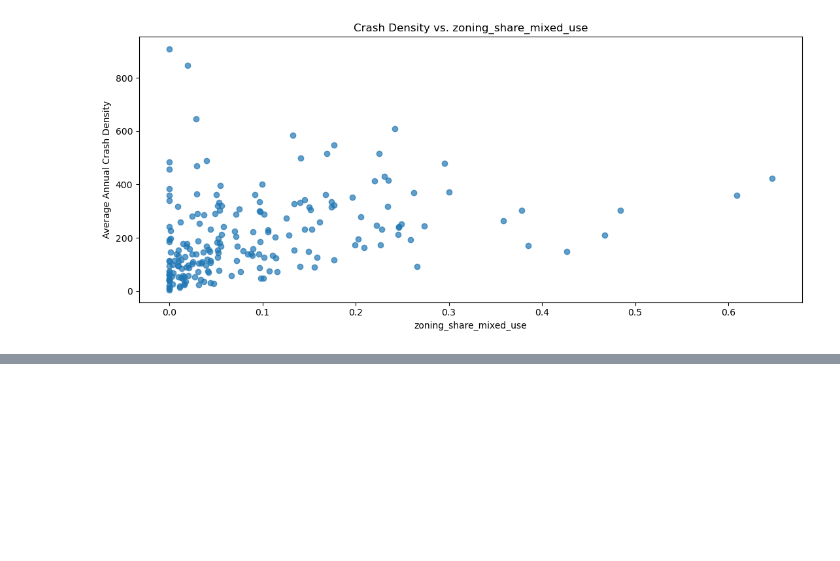
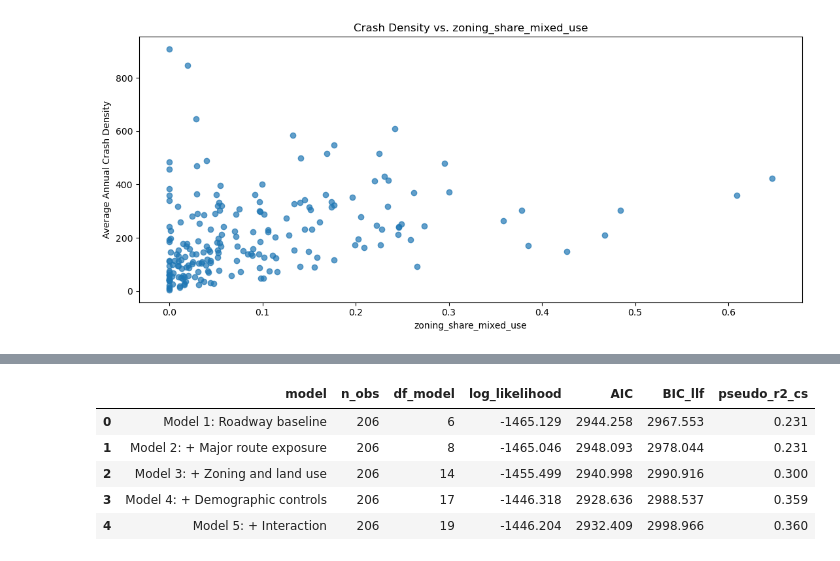
Before and after one commit to qchen077/Portfolio, a Jupyter notebook: Auto_Ins_DC/Deliverable 5 - Built_Environment_Land_Use_Extension.ipynb, the cells around one changed output, grey strips where cells are left out. Drawn from its saved outputs; the diff is of its cells as text; code cells hidden in the pictures; blank space fills up the shorter version.

```diff
--- a/Auto_Ins_DC/Deliverable 5 - Built_Environment_Land_Use_Extension.ipynb
+++ b/Auto_Ins_DC/Deliverable 5 - Built_Environment_Land_Use_Extension.ipynb
@@ -1612,0 +2343,61 @@ for x_col in scatter_vars:
+# %%
+model_compare = pd.DataFrame({
+    "model": [
+        "Model 1: Roadway baseline",
+        "Model 2: + Major route exposure",
+        "Model 3: + Zoning and land use",
+        "Model 4: + Demographic controls",
+        "Model 5: + Interaction"
+    ],
+    "n_obs": [
+        m1_roadway.nobs,
+        m2_major_route.nobs,
+        m3_built_env.nobs,
+        m4_full.nobs,
+        m5_interaction.nobs
+    ],
+    "df_model": [
+        m1_roadway.df_model,
+        m2_major_route.df_model,
+        m3_built_env.df_model,
+        m4_full.df_model,
+        m5_interaction.df_model
+    ],
+    "log_likelihood": [
+        m1_roadway.llf,
+        m2_major_route.llf,
+        m3_built_env.llf,
+        m4_full.llf,
+        m5_interaction.llf
+    ],
+    "AIC": [
+        m1_roadway.aic,
+        m2_major_route.aic,
+        m3_built_env.aic,
+        m4_full.aic,
+        m5_interaction.aic
+    ],
+    "BIC_llf": [
+        -2 * m1_roadway.llf + (m1_roadway.df_model + 1) * np.log(m1_roadway.nobs),
+        -2 * m2_major_route.llf + (m2_major_route.df_model + 1) * np.log(m2_major_route.nobs),
+        -2 * m3_built_env.llf + (m3_built_env.df_model + 1) * np.log(m3_built_env.nobs),
+        -2 * m4_full.llf + (m4_full.df_model + 1) * np.log(m4_full.nobs),
+        -2 * m5_interaction.llf + (m5_interaction.df_model + 1) * np.log(m5_interaction.nobs)
+    ],
+    "pseudo_r2_cs": [
+        m1_roadway.pseudo_rsquared(kind="cs"),
+        m2_major_route.pseudo_rsquared(kind="cs"),
+        m3_built_env.pseudo_rsquared(kind="cs"),
+        m4_full.pseudo_rsquared(kind="cs"),
+        m5_interaction.pseudo_rsquared(kind="cs")
+    ]
+})
+
+model_compare.round(3)
+# %% [output]
+|  | model | n_obs | df_model | log_likelihood | AIC | BIC_llf | pseudo_r2_cs |
+| 0 | Model 1: Roadway baseline | 206 | 6 | -1465.129 | 2944.258 | 2967.553 | 0.231 |
+| 1 | Model 2: + Major route exposure | 206 | 8 | -1465.046 | 2948.093 | 2978.044 | 0.231 |
+| 2 | Model 3: + Zoning and land use | 206 | 14 | -1455.499 | 2940.998 | 2990.916 | 0.300 |
+| 3 | Model 4: + Demographic controls | 206 | 17 | -1446.318 | 2928.636 | 2988.537 | 0.359 |
+| 4 | Model 5: + Interaction | 206 | 19 | -1446.204 | 2932.409 | 2998.966 | 0.360 |
```
Also changed, not shown: parts of 54 cells of this notebook, 35 other files.
